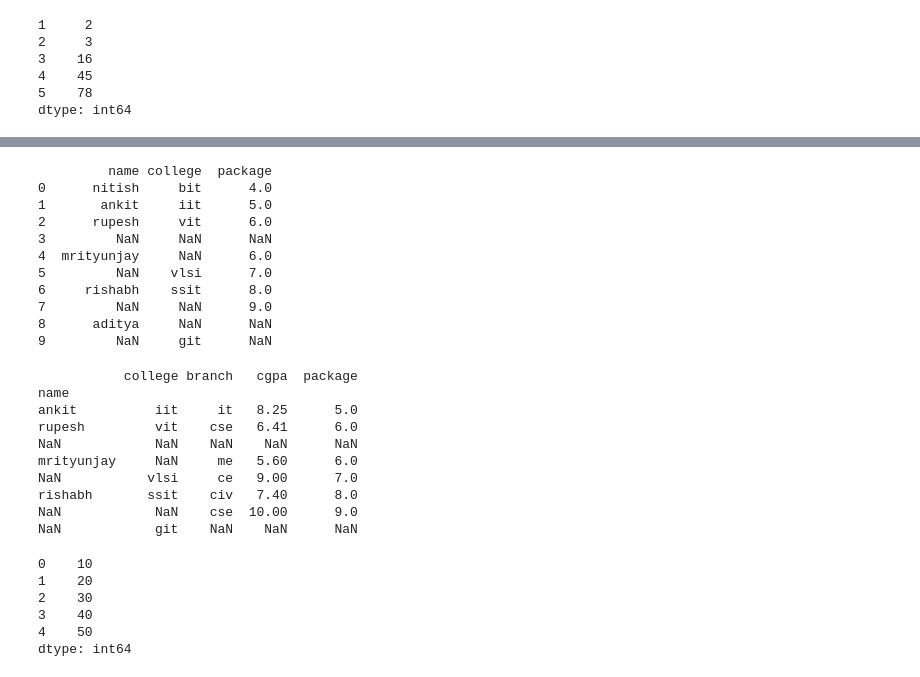
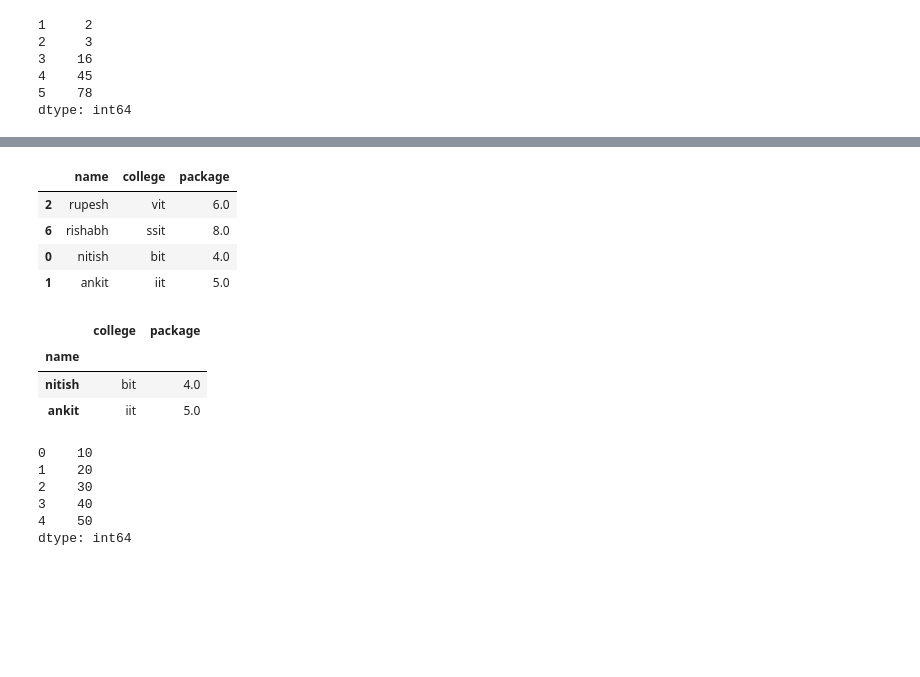
Before and after one commit to Ravnoor1307/AI-Engineering-and-Data-Science, a Jupyter notebook: 01_Python/07_Pandas/01_Series_and_DataFrame/Session_18_Important_DataFrame_Methods__1a5Yii5DmHta.ipynb, the cells around one changed output, grey strips where cells are left out. Saved outputs shown, nothing was run; the diff lists cells and outputs as text; code cells hidden in the pictures; blank space fills up the shorter version.

```diff
--- a/01_Python/07_Pandas/01_Series_and_DataFrame/Session_18_Important_DataFrame_Methods__1a5Yii5DmHta.ipynb
+++ b/01_Python/07_Pandas/01_Series_and_DataFrame/Session_18_Important_DataFrame_Methods__1a5Yii5DmHta.ipynb
@@ -1024,30 +910,19 @@ students
 # %%
 students.drop(columns=['branch','cgpa'],inplace=True)
+students
 # %% [output]
-         name college  package
-0      nitish     bit      4.0
-1       ankit     iit      5.0
-2      rupesh     vit      6.0
-3         NaN     NaN      NaN
-4  mrityunjay     NaN      6.0
-5         NaN    vlsi      7.0
-6     rishabh    ssit      8.0
-7         NaN     NaN      9.0
-8      aditya     NaN      NaN
-9         NaN     git      NaN
+|  | name | college | package |
+| 2 | rupesh | vit | 6.0 |
+| 6 | rishabh | ssit | 8.0 |
+| 0 | nitish | bit | 4.0 |
+| 1 | ankit | iit | 5.0 |
 # %%
-students.set_index('name').drop(index=['nitish','aditya'])
+students.set_index('name').drop(index=['rishabh','rupesh'])
 # %% [output]
-           college branch   cgpa  package
-name
-ankit          iit     it   8.25      5.0
-rupesh         vit    cse   6.41      6.0
-NaN            NaN    NaN    NaN      NaN
-mrityunjay     NaN     me   5.60      6.0
-NaN           vlsi     ce   9.00      7.0
-rishabh       ssit    civ   7.40      8.0
-NaN            NaN    cse  10.00      9.0
-NaN            git    NaN    NaN      NaN
+|  | college | package |
+| name |  |  |
+| nitish | bit | 4.0 |
+| ankit | iit | 5.0 |
 # %%
 # apply(series + dataframe)
 temp = pd.Series([10,20,30,40,50])
```
Also changed, not shown: parts of 47 cells of this notebook, 10 other files.
